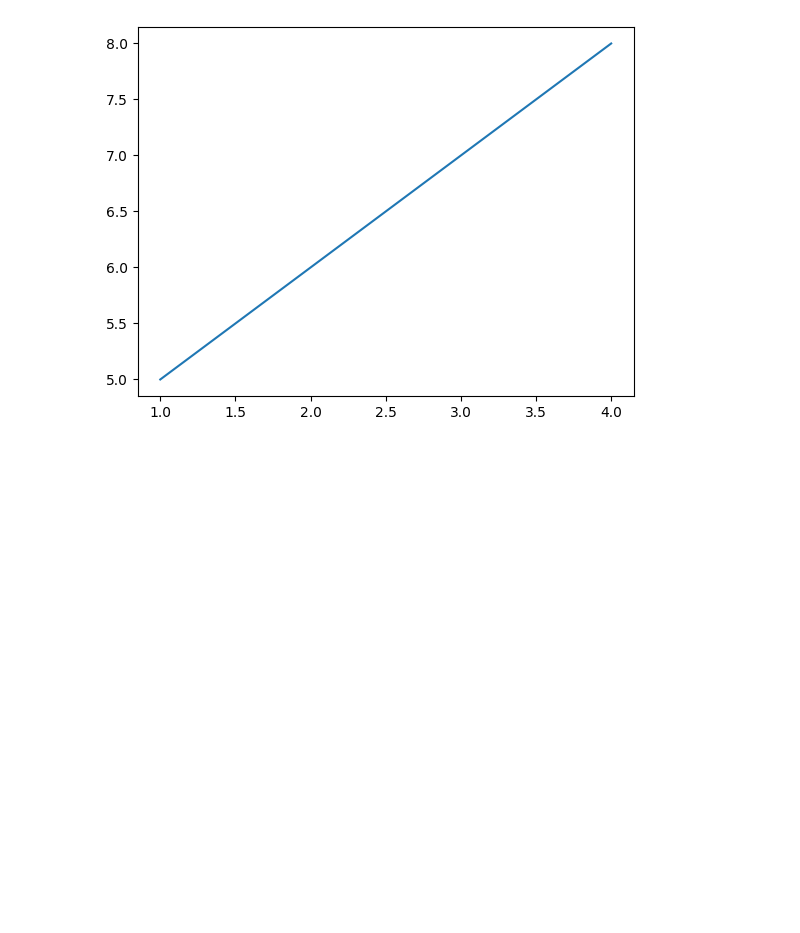
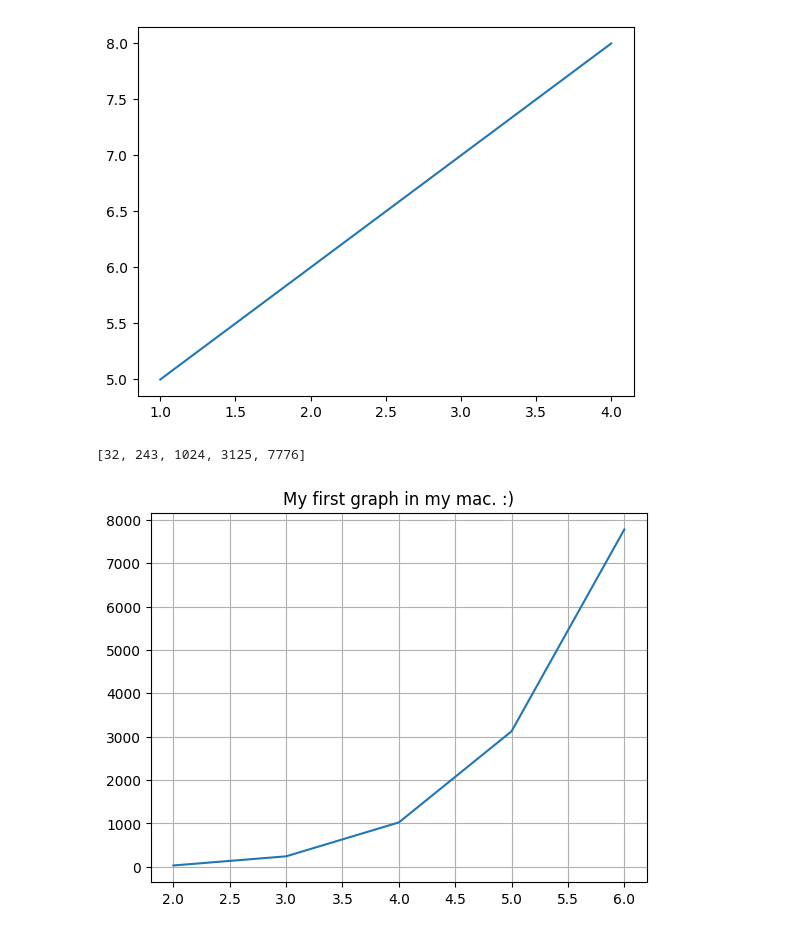
Before and after one commit to Shubham-Jana-Dev/Ardent-ML-learning-with-python-2026, a Jupyter notebook: Mar-02-2026/matplot.ipynb, the cells around one changed output. Cells and saved outputs as stored; diff of their text form; code cells hidden in the pictures; blank space fills up the shorter version.

Commit message:
feat: understood the grid and title

```diff
--- a/Mar-02-2026/matplot.ipynb
+++ b/Mar-02-2026/matplot.ipynb
@@ -29,3 +9,18 @@ plt.plot(x,y)
 plt.show(x,y)
 # %% [output]
 [figure]
+# %%
+a = [2,3,4,5,6]
+y = []
+for i in a:
+    y.append(i**5)
+y
+# %% [output]
+[32, 243, 1024, 3125, 7776]
+# %%
+plt.plot(a,y)
+plt.grid()
+plt.title("My first graph in my mac. :)")
+plt.show()
+# %% [output]
+[figure, added]
```
Also changed, not shown: parts of 2 cells of this notebook.
